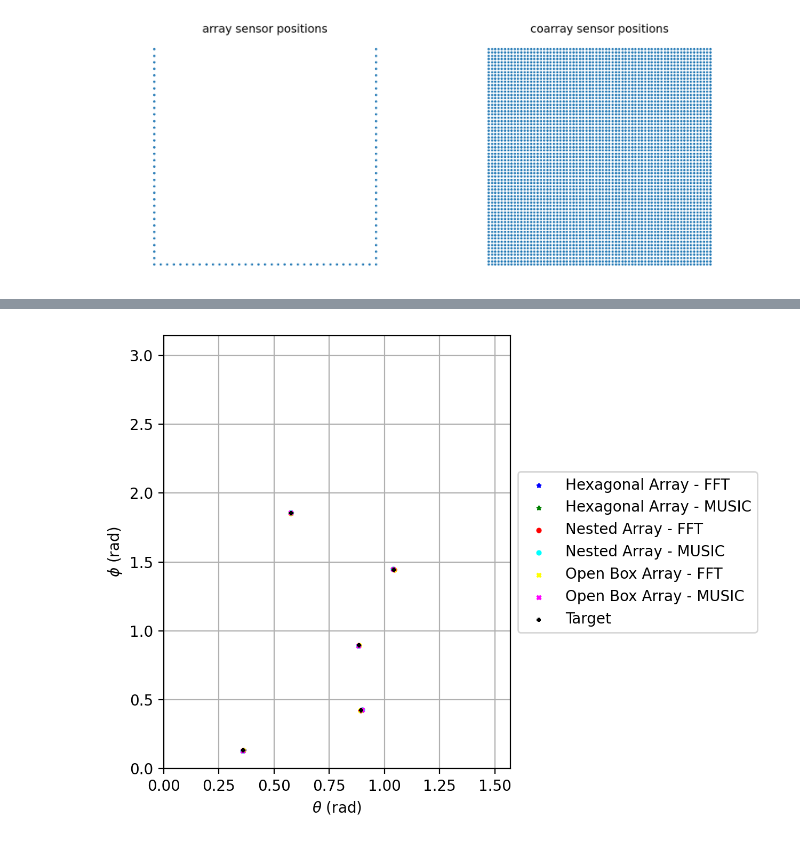
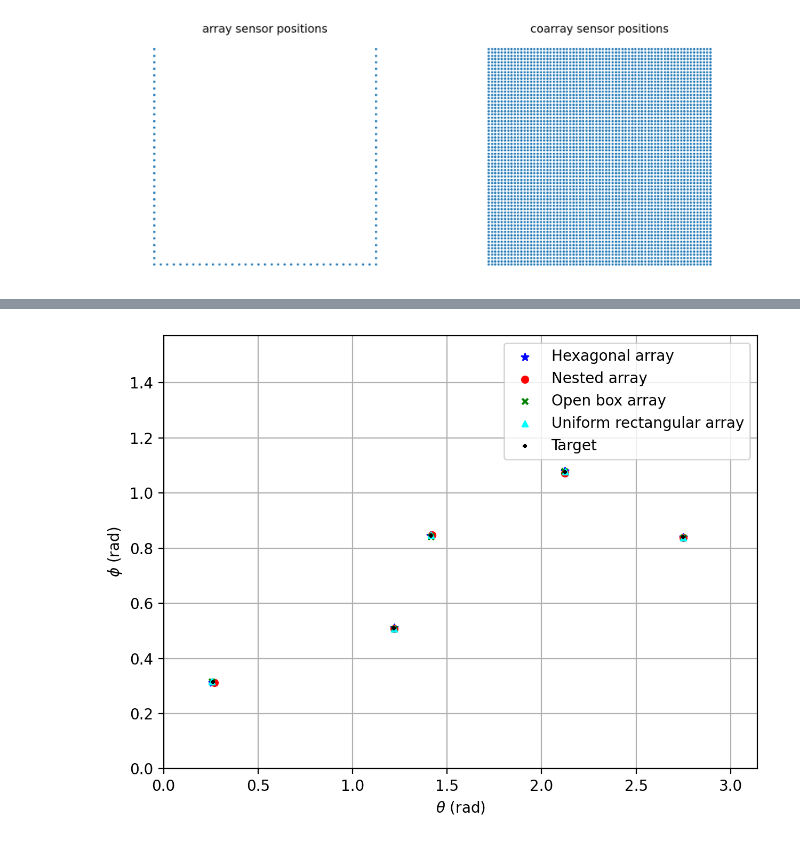
Before and after one commit to HuuNhatHuynh/backup, a Jupyter notebook: FFT Sparse Array/FFT_visualization.ipynb, the cells around one changed output, grey strips where cells are left out. Saved outputs shown, nothing was run; the diff lists cells and outputs as text; code cells hidden in the pictures.

```diff
--- a/FFT Sparse Array/FFT_visualization.ipynb
+++ b/FFT Sparse Array/FFT_visualization.ipynb
@@ -18,8 +18,12 @@ snr = 10
 
 fft_size = 256
 
-theta = np.random.rand(nbSources) * np.pi / 2
-phi = np.random.rand(nbSources) * np.pi
+# theta = np.random.rand(nbSources) * np.pi / 2
+# phi = np.random.rand(nbSources) * np.pi
+
+phi = np.array([2.74827173, 1.21801220, 2.12385516, 1.41384436, 0.25994850])
+theta = np.array([0.84033229, 0.50972682, 1.07665572, 0.84576672, 0.31396609])
+
 signal = (np.random.randn(nbSources, t) + 1j * np.random.randn(nbSources, t)) / sqrt(2)
 # %%
 HA = HexagonalArray(lamda=lamda, min_distance=lamda/sqrt(3))
@@ -65,0 +85,5 @@ estimated_phi_ob_music, estimated_theta_ob_music = OB.estimate_doa_music(X_ob, n
+# %%
+URA = UniformRectangularArray(lamda=lamda, min_distance=min_distance, size_horizontal=35, size_vertical=34)
+URA.build_coarray()
+URA.build_array_manifold()
+URA.plot()
@@ -65,0 +92,5 @@ estimated_phi_ob_music, estimated_theta_ob_music = OB.estimate_doa_music(X_ob, n
+# %%
+noise_ura = (np.random.randn(URA.nbSensors, t) + 1j * np.random.randn(URA.nbSensors, t)) / sqrt(2) * sqrt(nbSources) * 10 ** (-snr/20)
+X_ura = URA.get_steering_vector(phi, theta) @ signal + noise_ura
+estimated_phi_ura_fft, estimated_theta_ura_fft = URA.estimate_doa_fft(X_ura, nbSources, fft_size, fft_size, True)
+plt.savefig("test_ura.pdf",bbox_inches='tight', pad_inches=0)
@@ -66,27 +99,29 @@ estimated_phi_ob_music, estimated_theta_ob_music = OB.estimate_doa_music(X_ob, n
 # %%
 import matplotlib.pyplot as plt
 import numpy as np
 
 # Your scatter plots
-plt.scatter(estimated_theta_ha_fft, estimated_phi_ha_fft, marker='*', color='blue', s=7, label='Hexagonal Array - FFT')
-plt.scatter(estimated_theta_ha_music, estimated_phi_ha_music, marker='*', color='green', s=7, label='Hexagonal Array - MUSIC')
-plt.scatter(estimated_theta_na_fft, estimated_phi_na_fft, marker='o', color='red', s=7, label='Nested Array - FFT')
-plt.scatter(estimated_theta_na_music, estimated_phi_na_music, marker='o', color='cyan', s=7, label='Nested Array - MUSIC')
-plt.scatter(estimated_theta_ob_fft, estimated_phi_ob_fft, marker='x', color='yellow', s=7, label='Open Box Array - FFT')
-plt.scatter(estimated_theta_ob_music, estimated_phi_ob_music, marker='x', color='magenta', s=7, label='Open Box Array - MUSIC')
+plt.scatter(estimated_phi_ha_fft, estimated_theta_ha_fft, marker='*', color='blue', s=25, label='Hexagonal array')
+# plt.scatter(estimated_theta_ha_music, estimated_phi_ha_music, marker='*', color='green', s=7, label='Hexagonal Array - MUSIC')
+plt.scatter(estimated_phi_na_fft, estimated_theta_na_fft, marker='o', color='red', s=20, label='Nested array')
+# plt.scatter(estimated_theta_na_music, estimated_phi_na_music, marker='o', color='cyan', s=7, label='Nested Array - MUSIC')
+plt.scatter(estimated_phi_ob_fft, estimated_theta_ob_fft, marker='x', color='green', s=15, label='Open box array')
+# plt.scatter(estimated_theta_ob_music, estimated_phi_ob_music, marker='x', color='magenta', s=7, label='Open Box Array - MUSIC')
+plt.scatter(estimated_phi_ura_fft, estimated_theta_ura_fft, marker='^', color='cyan', s=15, label='Uniform rectangular array')
 
-plt.scatter(theta, phi, marker='+', color='black', s=7, label='Target')
+plt.scatter(phi, theta, marker='+', color='black', s=10, label='Target')
 
-plt.xlim(0, np.pi / 2)
-plt.ylim(0, np.pi)
+plt.xlim(0, np.pi)
+plt.ylim(0, np.pi/2)
 
 plt.xlabel(r'$\theta$ (rad)')
 plt.ylabel(r'$\phi$ (rad)')
 
-plt.legend(loc='center left', bbox_to_anchor=(1.0, 0.5))
+plt.legend(loc='upper right')
 plt.grid(True)
 
 plt.tight_layout()
+plt.savefig("visual_test.pdf")
 plt.show()
 # %% [output]
-[figure, old version]
+[figure, new version]
```
Also changed, not shown: parts of 10 cells of this notebook, 39 other files.
